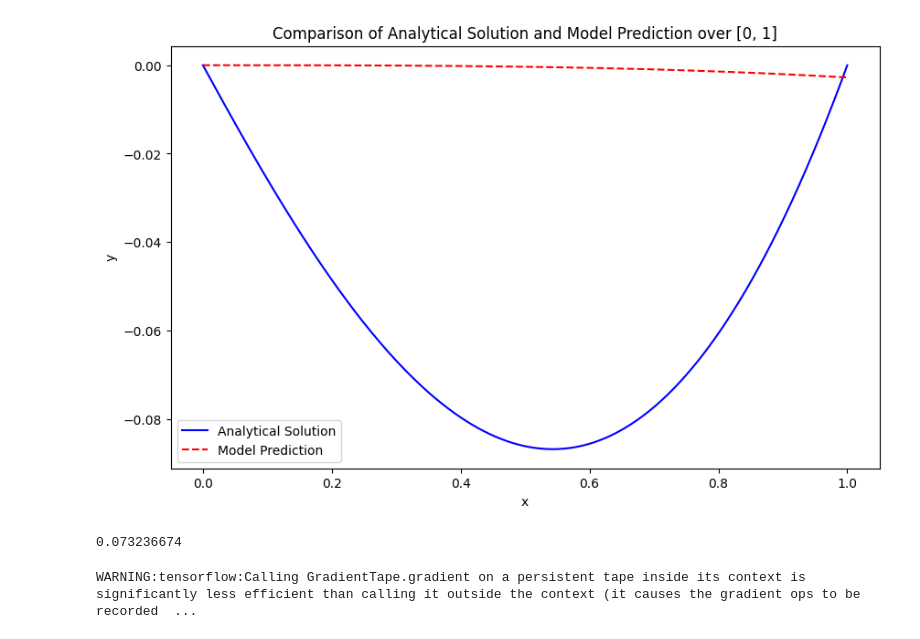
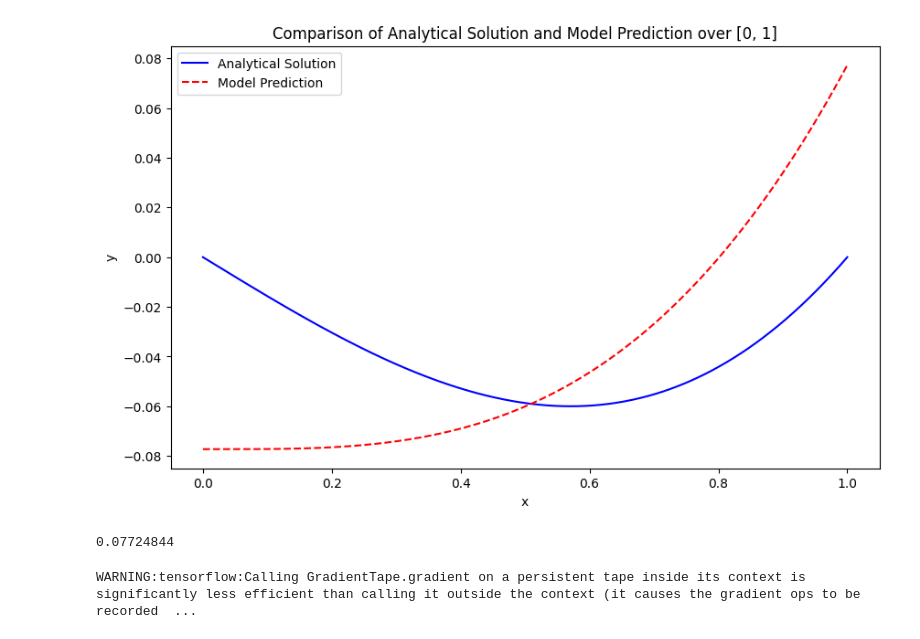
Before and after one commit to Mackay-Fisher/research-neural-net, a Jupyter notebook: xODE.ipynb, the cells around one changed output. Drawn from its saved outputs; the diff is of its cells as text; code cells hidden in the pictures.

```diff
--- a/xODE.ipynb
+++ b/xODE.ipynb
@@ -8,13 +8,11 @@ def relu3(x):
 
 # differential equation
 # y'' = x, y(0) = 0, y(1) = 0
-
 def x_true_y(t):
     return(1/6)*t*((t**2)-1)
 
 # differential equation
 # y'' = sqrtx, y(0) = 0, y(1) = 0
-
 def sqrt_true_y(t):
     return (4/15)*t*((t**(3/2))-1)
 
@@ -28,7 +26,7 @@ class ODENet_Shallow(tf.keras.Model):
     def __init__(self, layer1params = 100):
         super(ODENet_Shallow, self).__init__()
         layer1_parameters = layer1params
-        self.dense1 = tf.keras.layers.Dense(layer1_parameters, activation=relu3)
+        self.dense1 = tf.keras.layers.Dense(layer1_parameters, activation=relu3, kernel_initializer = 'random_normal')
         self.dense2 = tf.keras.layers.Dense(1)
 
     def call(self, x):
@@ -48,7 +46,7 @@ class ODENet_Deep(tf.keras.Model):
         x = self.dense2(x)
         return self.dense3(x)
 
-model = ODENet_Shallow()
+model = ODENet_Shallow(1000)
 # %%
 #initial guess
 
@@ -137,25 +140,25 @@ Step: 900, Loss: [[0.00611608]]
 # %%
 test_n = 1000
 x_test = np.linspace(0, 1, test_n).reshape(-1, 1)
-y_true = sin_true_y(x_test)
+y_true = x_true_y(x_test)
 y_pred = model(x_test)
 
 plt.figure(figsize=(10, 6))
 plt.plot(x_test, y_true, label='Analytical Solution', color='blue')
 plt.plot(x_test, y_pred, label='Model Prediction', color='red', linestyle='--')
 plt.xlabel('x')
 plt.ylabel('y')
 plt.legend()
 plt.title('Comparison of Analytical Solution and Model Prediction over [0, 1]')
 plt.show()
 # %% [output]
-[figure, old version]
+[figure, new version]
 # %%
 max_error_array = np.absolute(y_true - y_pred)
 max_error = np.max(max_error_array)
 max_error
 # %% [output]
-0.073236674
+0.07724844
 # %%
 optimizer = tf.keras.optimizers.legacy.Adam(learning_rate=0.01)
 
```
Also changed, not shown: parts of 5 cells of this notebook, 10 other files.
